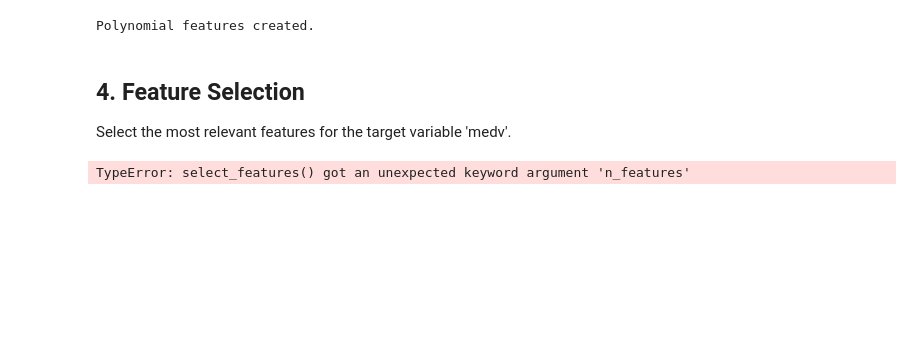
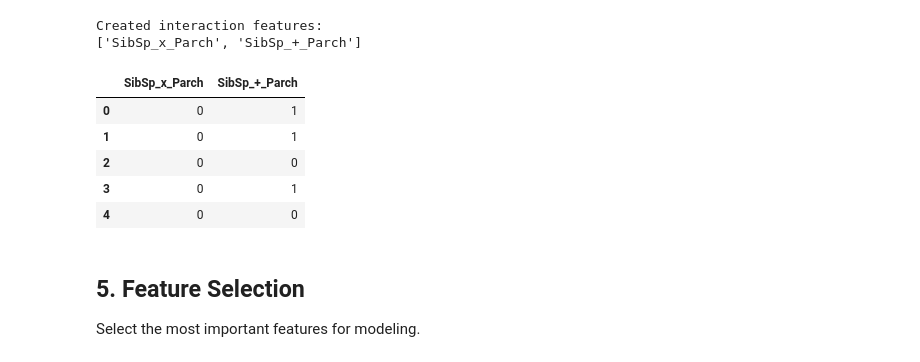
Before and after one commit to mmustafakapici/mkyz, a Jupyter notebook: examples/03_feature_engineering.ipynb, the cells around one changed output. Cells and saved outputs as stored; diff of their text form; code cells hidden in the pictures; blank space fills up the shorter version.

```diff
--- a/examples/03_feature_engineering.ipynb
+++ b/examples/03_feature_engineering.ipynb
@@ -44,18 +69,29 @@ Capture non-linear relationships.
-# %%
-df = fe.create_polynomial_features(df, columns=['crim', 'tax'], degree=2)
-print("Polynomial features created.")
-# %% [output]
-Polynomial features created.
+# %%
+# Create interaction features
+df_interact = df.copy()
+df_interact['Age'] = df_interact['Age'].fillna(df_interact['Age'].median())
+
+df_interact = fe.create_interaction_features(
+    df_interact,
+    columns=['SibSp', 'Parch'],
+    operations=['add', 'multiply']
+)
+
+# Show the new features
+print("Created interaction features:")
+interaction_cols = [col for col in df_interact.columns if col not in df.columns]
+print(interaction_cols)
+df_interact[interaction_cols].head()
+# %% [output]
+Created interaction features:
+['SibSp_x_Parch', 'SibSp_+_Parch']
+|  | SibSp_x_Parch | SibSp_+_Parch |
+| 0 | 0 | 1 |
+| 1 | 0 | 1 |
+| 2 | 0 | 0 |
+| 3 | 0 | 1 |
+| 4 | 0 | 0 |
 # %% [markdown]
-## 4. Feature Selection
+## 5. Feature Selection
 
-Select the most relevant features for the target variable 'medv'.
+Select the most important features for modeling.
-# %%
-X = df.drop('medv', axis=1)
-y = df['medv']
-
-# Select top 5 features
-selected = mkyz.select_features(X, y, n_features=5, method='f_regression')
-print("Top 5 Features:", selected)
-# %% [output]
-TypeError: select_features() got an unexpected keyword argument 'n_features'
```
Also changed, not shown: parts of 22 cells of this notebook, 49 other files.
